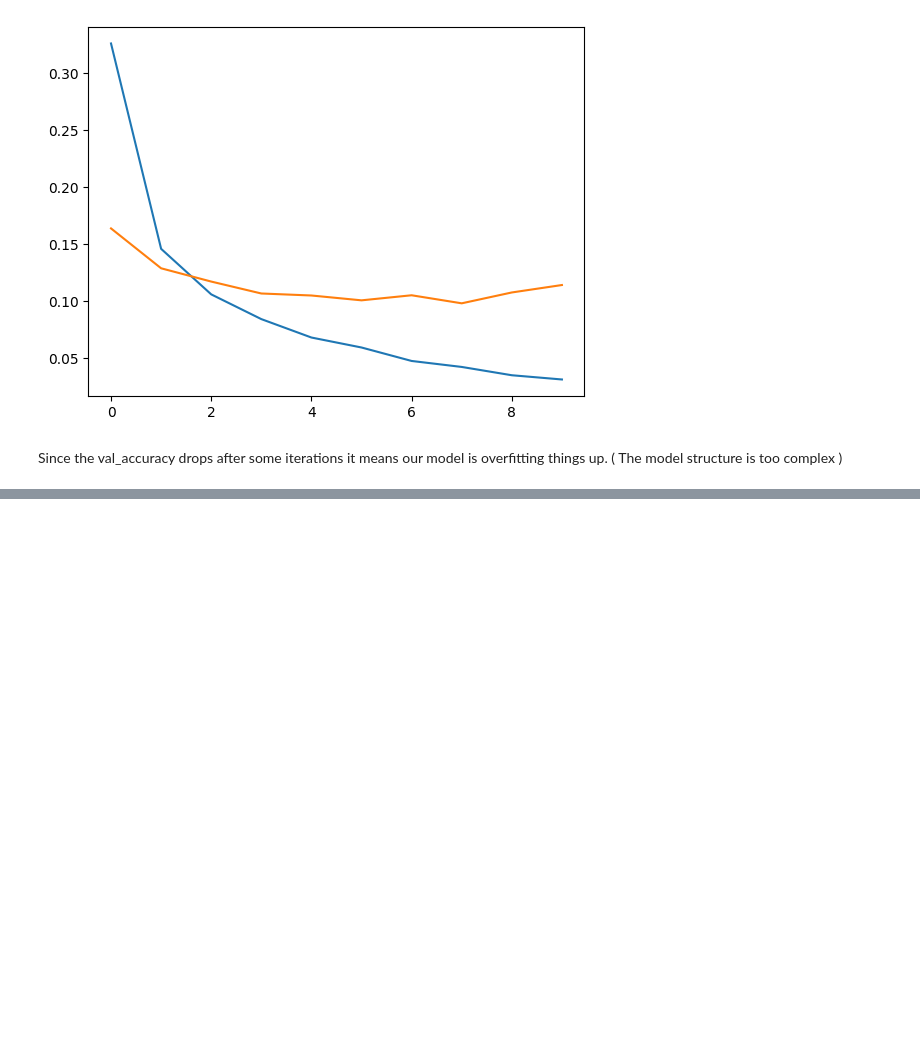
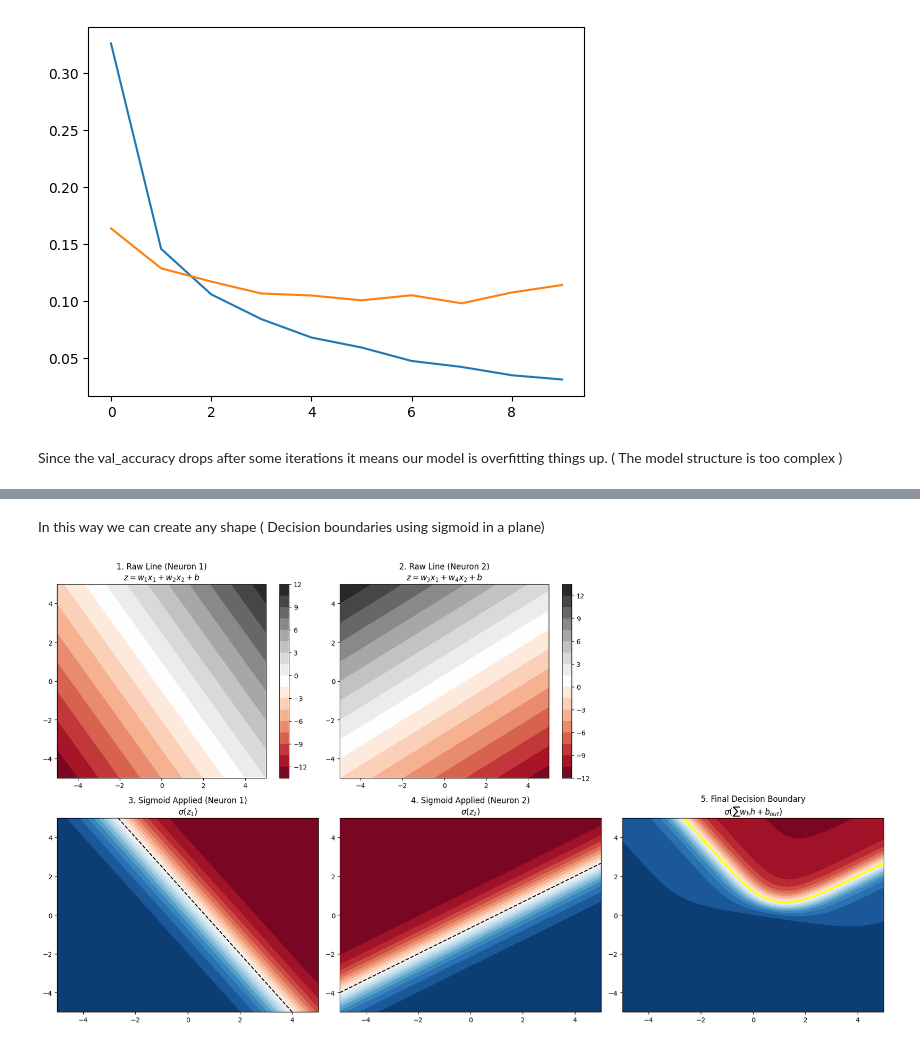
Before and after one commit to shahwaiz-9/Deep-Learning, a Jupyter notebook: MNIST_(_Neural_Network_).ipynb, the cells around one changed output, grey strips where cells are left out. Cells and saved outputs as stored; diff of their text form; code cells hidden in the pictures; blank space fills up the shorter version.

```diff
--- a/MNIST_(_Neural_Network_).ipynb
+++ b/MNIST_(_Neural_Network_).ipynb
@@ -133,0 +191,58 @@ Since the val_accuracy drops after some iterations it means our model is overfit
+# %% [markdown]
+In this way we can create any shape ( Decision boundaries using sigmoid in a plane)
+# %%
+def sigmoid(x):
+    return 1 / (1 + np.exp(-x))
+
+# 1. Setup the 2D Input Space
+x = np.linspace(-5, 5, 200)
+y = np.linspace(-5, 5, 200)
+X, Y = np.meshgrid(x, y)
+
+# 2. Raw Linear Lines (Before Sigmoid)
+# Neuron 1: 1.5x + 1y - 1 = 0
+# Neuron 2: -1x + 1.5y + 1 = 0
+z1 = 1.5*X + 1*Y - 1
+z2 = -1*X + 1.5*Y + 1
+
+# 3. Hidden Layer Activation (The Squashing)
+h1 = sigmoid(z1)
+h2 = sigmoid(z2)
+
+# 4. Output Layer Combination (The Merge)
+# We weight them and apply one final sigmoid
+w1, w2, b_out = 6, 6, -9  # "AND-like" logic
+final_z = w1 * h1 + w2 * h2 + b_out
+output = sigmoid(final_z)
+
+# --- Visualization ---
+fig, axes = plt.subplots(2, 3, figsize=(18, 10))
+
+# ROW 1: RAW LINEAR INPUTS
+im0 = axes[0, 0].contourf(X, Y, z1, levels=20, cmap='RdGy')
+axes[0, 0].set_title("1. Raw Line (Neuron 1)\n$z = w_1x_1 + w_2x_2 + b$")
+fig.colorbar(im0, ax=axes[0, 0])
+
+im1 = axes[0, 1].contourf(X, Y, z2, levels=20, cmap='RdGy')
+axes[0, 1].set_title("2. Raw Line (Neuron 2)\n$z = w_3x_1 + w_4x_2 + b$")
+fig.colorbar(im1, ax=axes[0, 1])
+
+axes[0, 2].axis('off') # Empty space for layout
+
+# ROW 2: ACTIVATED & COMBINED
+im2 = axes[1, 0].contourf(X, Y, h1, levels=20, cmap='RdBu_r')
+axes[1, 0].set_title("3. Sigmoid Applied (Neuron 1)\n$\sigma(z_1)$")
+axes[1, 0].contour(X, Y, h1, levels=[0.5], colors='black', linestyles='--')
+
+im3 = axes[1, 1].contourf(X, Y, h2, levels=20, cmap='RdBu_r')
+axes[1, 1].set_title("4. Sigmoid Applied (Neuron 2)\n$\sigma(z_2)$")
+axes[1, 1].contour(X, Y, h2, levels=[0.5], colors='black', linestyles='--')
+
+im4 = axes[1, 2].contourf(X, Y, output, levels=20, cmap='RdBu_r')
+axes[1, 2].set_title("5. Final Decision Boundary\n$\sigma(\sum w_h h + b_{out})$")
+axes[1, 2].contour(X, Y, output, levels=[0.5], colors='yellow', linewidths=3)
+
+plt.tight_layout()
+plt.show()
+# %% [output]
+[figure, added]
```
Also changed, not shown: parts of 2 cells of this notebook.
